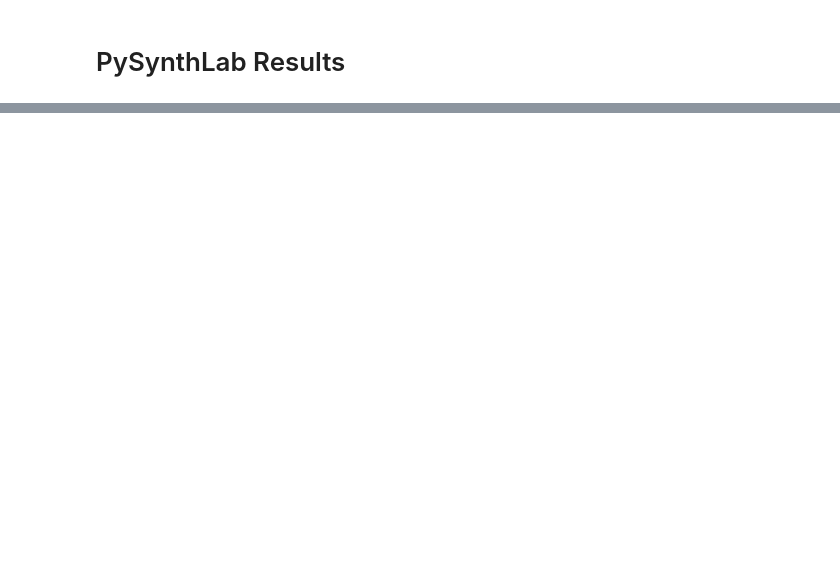
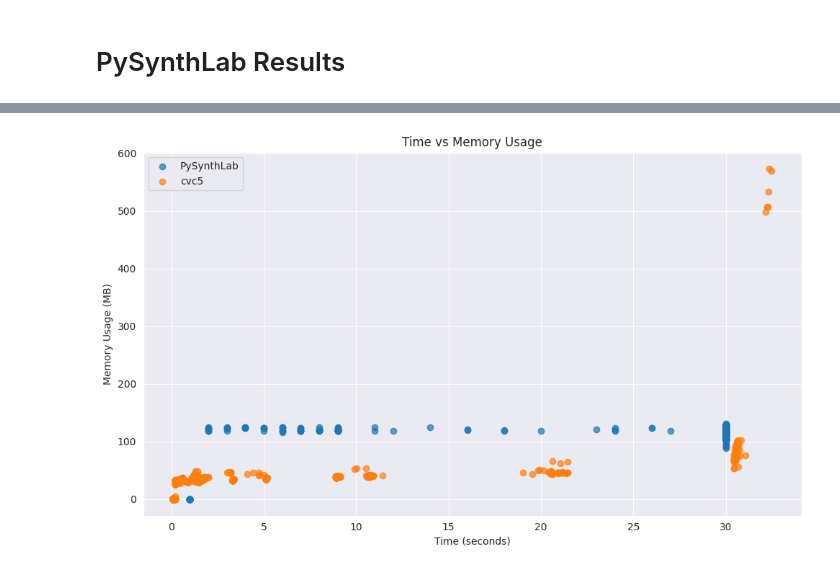
Before and after one commit to gschandan/PySynthLab, a Jupyter notebook: src/evaluation/performance.ipynb, the cells around one changed output, grey strips where cells are left out. Drawn from its saved outputs; the diff is of its cells as text; code cells hidden in the pictures; blank space fills up the shorter version.

Commit message:
graphs, graphs and more graphs... performance isnt great, just means lots of room for optimisation and improvements like parallelisation of worklaod etc

```diff
--- a/src/evaluation/performance.ipynb
+++ b/src/evaluation/performance.ipynb
@@ -234,0 +285,22 @@ Name: success, dtype: float64
+# %%
+df_cvc5 = pd.read_csv('../benchmark/sygus_solver_cvc5_results_new.csv')
+df_cvc5['config'] = (df_cvc5['config']
+                .str.replace('--tlimit=30000', '')
+                .str.replace('--sygus-enum=', '')
+                .str.replace('--sygus-si=', '_single_invocation_')
+                .str.replace('--', '_')
+                .str.replace('-', '_')
+                .str.replace('=', '_')
+                .str.replace(' ', '')
+                )
+df_cvc5['file'] = df_cvc5['file'].str.replace('/data/Documents/DataScience/Courses/Dissertation/problems/sygus_comp_2019_clia_track/', '').str.replace('.sl','').str.strip()
+
+
+df_pysynthlab = pd.read_csv('../benchmark/sygus_solver_pysynthlab_results_new.csv')
+df_pysynthlab['run_datetime'] = pd.to_datetime(df_pysynthlab['run_datetime'])
+df_pysynthlab['solver'] = 'PySynthLab'
+df_pysynthlab['config'] = df_pysynthlab['config'].str.split('/').str[-1].str.replace('.yaml', '').str.replace('benchmark_','')
+df_pysynthlab['file'] = df_pysynthlab['file'].str.split('/').str[-1].str.replace('.sl', '')
+df_pysynthlab.rename(columns={'avg_cpu_percentage': 'avg_cpu_usage'}, inplace=True)
+cutoff_time = datetime(2024, 8, 14, 1, 48, 7, 511884)
+df_pysynthlab = df_pysynthlab[df_pysynthlab['run_datetime'] <= cutoff_time]
@@ -234,0 +331,4 @@ Name: success, dtype: float64
+# %%
+df = pd.concat([df_pysynthlab, df_cvc5], ignore_index=True)
+df.head()
+df.describe()
@@ -234,0 +376,14 @@ Name: success, dtype: float64
+# %%
+plt.figure(figsize=(10, 6))
+for solver in df['solver'].unique():
+    solver_data = df[df['solver'] == solver]
+    plt.scatter(solver_data['time'], solver_data['max_memory_usage'], label=solver, alpha=0.7)
+plt.title('Time vs Memory Usage')
+plt.xlabel('Time (seconds)')
+plt.ylabel('Memory Usage (MB)')
+plt.legend()
+plt.tight_layout()
+plt.savefig('time_vs_memory_scatter.png')
+plt.show()
+# %% [output]
+[figure, added]
```
Also changed, not shown: parts of 37 cells of this notebook, 27 other files.
